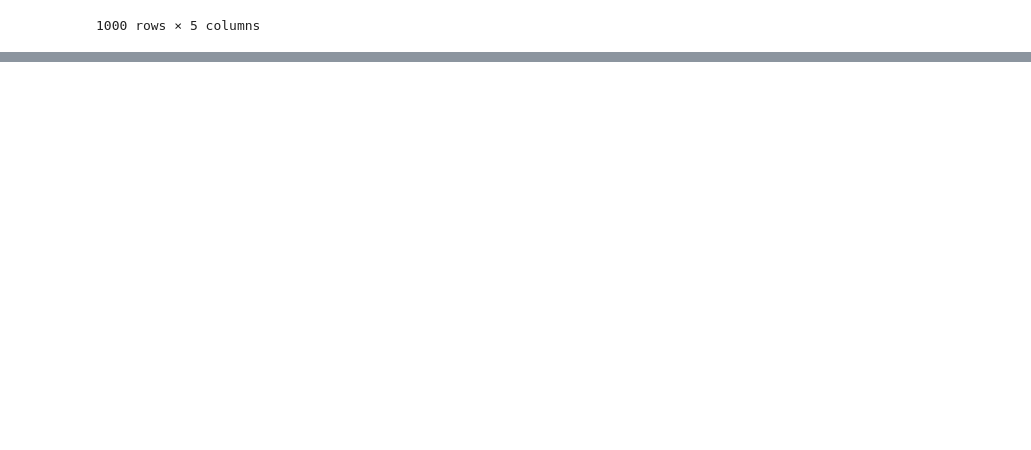
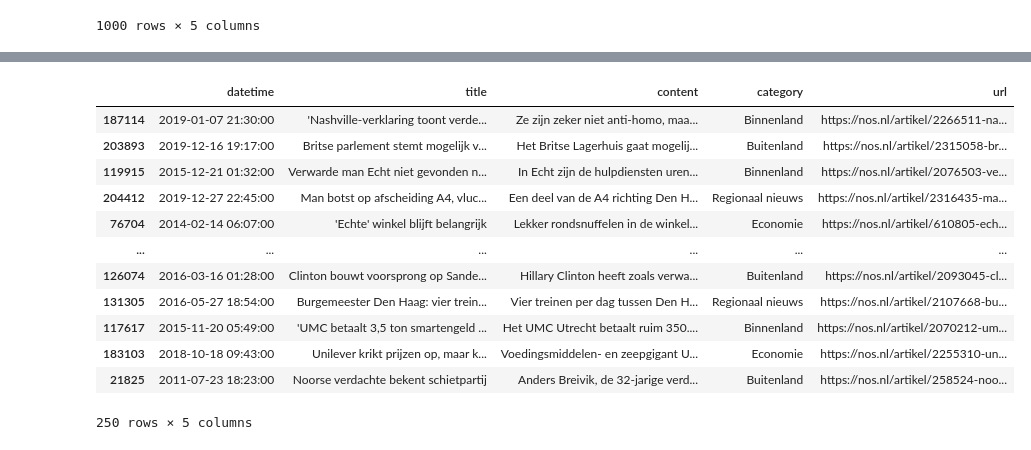
Before and after one commit to Jessay-Uni/scriptie_informatiekunde, a Jupyter notebook: dataset/selection.ipynb, the cells around one changed output, grey strips where cells are left out. Saved outputs shown, nothing was run; the diff lists cells and outputs as text; code cells hidden in the pictures; blank space fills up the shorter version.

```diff
--- a/dataset/selection.ipynb
+++ b/dataset/selection.ipynb
@@ -40,0 +72,18 @@ sample_articles_df.to_csv("dataset.csv")
+# %%
+experiment_1 = sample_articles_2_df.sample(n=250, axis=0, random_state=7)
+
+experiment_1
+# %% [output]
+|  | datetime | title | content | category | url |
+| 187114 | 2019-01-07 21:30:00 | 'Nashville-verklaring toont verde... | Ze zijn zeker niet anti-homo, maa... | Binnenland | https://nos.nl/artikel/2266511-na... |
+| 203893 | 2019-12-16 19:17:00 | Britse parlement stemt mogelijk v... | Het Britse Lagerhuis gaat mogelij... | Buitenland | https://nos.nl/artikel/2315058-br... |
+| 119915 | 2015-12-21 01:32:00 | Verwarde man Echt niet gevonden n... | In Echt zijn de hulpdiensten uren... | Binnenland | https://nos.nl/artikel/2076503-ve... |
+| 204412 | 2019-12-27 22:45:00 | Man botst op afscheiding A4, vluc... | Een deel van de A4 richting Den H... | Regionaal nieuws | https://nos.nl/artikel/2316435-ma... |
+| 76704 | 2014-02-14 06:07:00 | 'Echte' winkel blijft belangrijk | Lekker rondsnuffelen in de winkel... | Economie | https://nos.nl/artikel/610805-ech... |
+| ... | ... | ... | ... | ... | ... |
+| 126074 | 2016-03-16 01:28:00 | Clinton bouwt voorsprong op Sande... | Hillary Clinton heeft zoals verwa... | Buitenland | https://nos.nl/artikel/2093045-cl... |
+| 131305 | 2016-05-27 18:54:00 | Burgemeester Den Haag: vier trein... | Vier treinen per dag tussen Den H... | Regionaal nieuws | https://nos.nl/artikel/2107668-bu... |
+| 117617 | 2015-11-20 05:49:00 | 'UMC betaalt 3,5 ton smartengeld ... | Het UMC Utrecht betaalt ruim 350.... | Binnenland | https://nos.nl/artikel/2070212-um... |
+| 183103 | 2018-10-18 09:43:00 | Unilever krikt prijzen op, maar k... | Voedingsmiddelen- en zeepgigant U... | Economie | https://nos.nl/artikel/2255310-un... |
+| 21825 | 2011-07-23 18:23:00 | Noorse verdachte bekent schietpartij | Anders Breivik, de 32-jarige verd... | Buitenland | https://nos.nl/artikel/258524-noo... |
+250 rows × 5 columns
```
Also changed, not shown: parts of 9 cells of this notebook.
